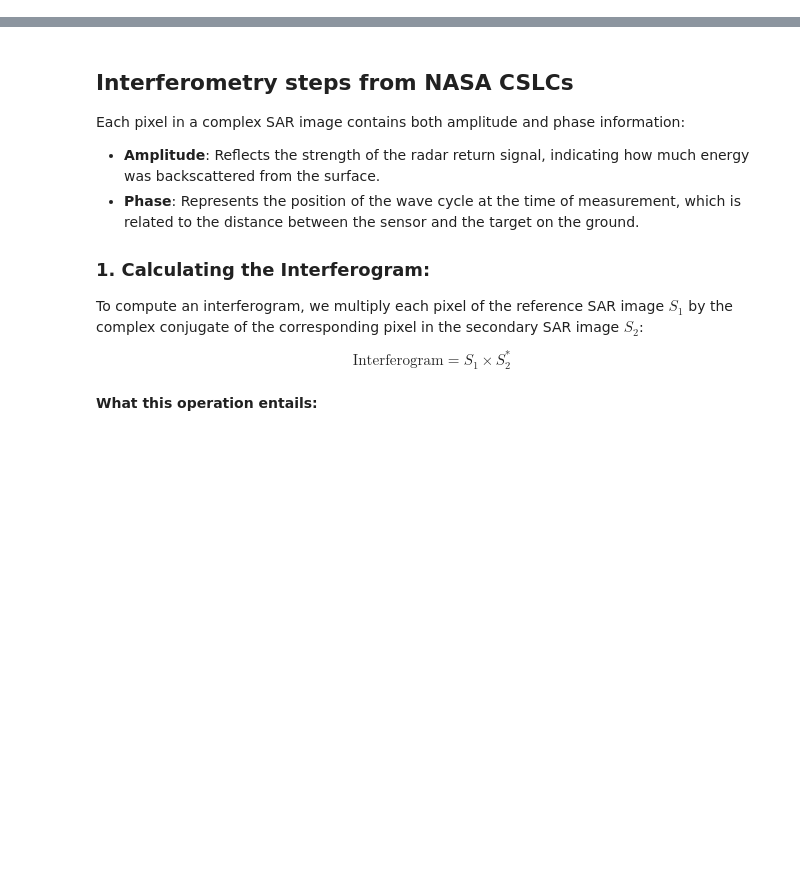
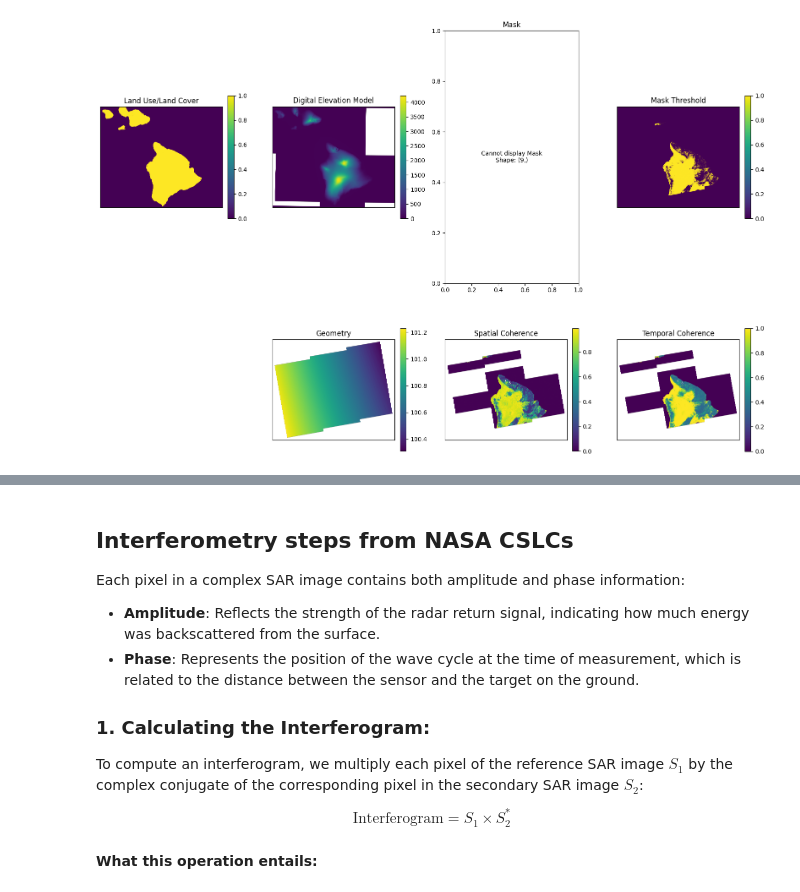
Before and after one commit to Jack-Hayes/sar_dump, a Jupyter notebook: comp_disp_samples.ipynb, the cells around one changed output, grey strips where cells are left out. Saved outputs shown, nothing was run; the diff lists cells and outputs as text; code cells hidden in the pictures; blank space fills up the shorter version.

```diff
--- a/comp_disp_samples.ipynb
+++ b/comp_disp_samples.ipynb
@@ -34,0 +309,78 @@ import h5py
+# %%
+mintpy_dir = dir_base / 'mintpy_output'
+fn_lulc = mintpy_dir / 'esa_world_cover_2021_mask.tif'
+fn_dem = mintpy_dir / 'glo_30_DEM.tif'
+fn_mask = mintpy_dir / 'recommended_mask.h5'
+fn_mask_thresh = mintpy_dir / 'recommended_mask_90thresh.h5'
+fn_geom_geo = mintpy_dir / 'geometryGeo.h5'
+
+fn_spat_coh = mintpy_dir / 'avg_lyrs' / 'estimatedSpatialCoherence.h5'
+fn_temp_coh = mintpy_dir / 'avg_lyrs' / 'temporalCoherence.h5'
+
+da_lulc_mask = xr.open_dataarray(fn_lulc).squeeze()
+da_dem = xr.open_dataarray(fn_dem).squeeze()
+
+ds_mask = xr.open_dataset(fn_mask).squeeze()
+ds_mask_thresh = xr.open_dataset(fn_mask_thresh).squeeze()
+ds_geom_geo = xr.open_dataset(fn_geom_geo).squeeze()
+da_spat_coh = xr.open_dataarray(fn_spat_coh).squeeze()
+da_temp_coh = xr.open_dataarray(fn_temp_coh).squeeze()
+# %%
+import matplotlib.gridspec as gridspec
+
+fig = plt.figure(figsize=(16, 12))
+gs = gridspec.GridSpec(2, 4, height_ratios=[1, 1])
+
+axes = []
+# Top row - 4 plots
+for i in range(4):
+    axes.append(plt.subplot(gs[0, i]))
+# Bottom row - 3 plots
+for i in range(3):
+    axes.append(plt.subplot(gs[1, i+1]))  # +1 to center the plots
+
+data_arrays = [
+    da_lulc_mask,
+    da_dem,
+    ds_mask,
+    ds_mask_thresh,
+    ds_geom_geo,
+    da_spat_coh,
+    da_temp_coh
+]
+
+titles = [
+    'Land Use/Land Cover',
+    'Digital Elevation Model',
+    'Mask',
+    'Mask Threshold',
+    'Geometry',
+    'Spatial Coherence',
+    'Temporal Coherence'
+]
+
+for i, (da, title) in enumerate(zip(data_arrays, titles)):
+    if hasattr(da, 'data_vars'):
+        var_name = list(da.data_vars)[0]
+        da = da[var_name]
+    data = da.values
+
+    # Check if the data is suitable for imshow (must be 2D)
+    if len(data.shape) != 2:
+        print(f"Warning: {title} has shape {data.shape}, which is not 2D. Skipping or handling differently.")
+
+        axes[i].text(0.5, 0.5, f"Cannot display {title}\nShape: {data.shape}",
+                    ha='center', va='center', transform=axes[i].transAxes)
+        axes[i].set_title(title)
+
+        continue
+    # For 2D data, use imshow
+    im = axes[i].imshow(data, cmap='viridis')
+    cbar = fig.colorbar(im, ax=axes[i], fraction=0.046, pad=0.04)
+    axes[i].set(xticks=[], yticks=[], xlabel="", ylabel="")
+    axes[i].set_title(title)
+    axes[i].set_aspect('equal')
+
+plt.tight_layout()
+plt.show()
+# %% [output]
@@ -34,0 +388 @@ import h5py
+[figure, added]
```
Also changed, not shown: parts of 34 cells of this notebook.
